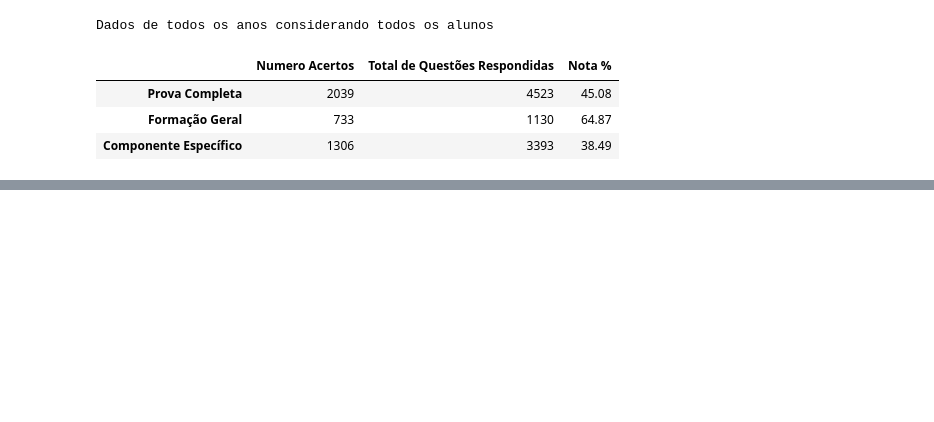
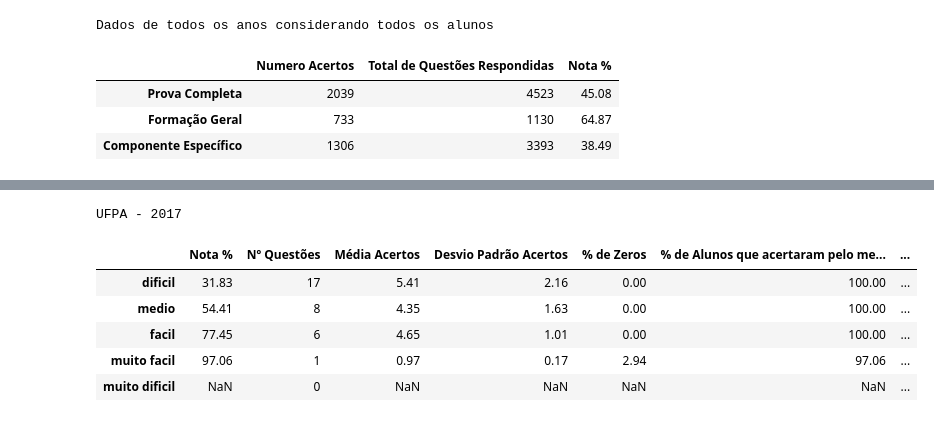
Before and after one commit to renan-cunha/KDD-Enade-Computing, a Jupyter notebook: main.ipynb, the cells around one changed output, grey strips where cells are left out. Saved outputs shown, nothing was run; the diff lists cells and outputs as text; code cells hidden in the pictures; blank space fills up the shorter version.

```diff
--- a/main.ipynb
+++ b/main.ipynb
@@ -624,3 +631,5 @@ Dados de todos os anos considerando todos os alunos
 | Prova Completa | 2039 | 4523 | 45.08 |
 | Formação Geral | 733 | 1130 | 64.87 |
 | Componente Específico | 1306 | 3393 | 38.49 |
+# %%
+difficulty_df = pd.read_csv("data/dificuldade_questao.csv")
@@ -626,0 +713,15 @@ Dados de todos os anos considerando todos os alunos
+# %%
+enade_all_years_ufpa = get_dict_all_years(filter_by_ufpa=True)
+enade_all_years_br = get_dict_all_years(filter_by_ufpa=False)
+# %%
+def get_display_dfs_difficulty(enade_all_years_dict: dict) -> dict:
+    result = {}
+    for year in enade_all_years_dict.keys():
+        display_df, enade_all_years_dict[year] = get_display_df_difficulty(year,
+                                                                           enade_all_years_dict[year],
+                                                                           difficulty_df)
+        result[year] = display_df
+    return result
+
+display_dfs_difficulty_ufpa = get_display_dfs_difficulty(enade_all_years_ufpa)
+display_dfs_difficulty_br = get_display_dfs_difficulty(enade_all_years_br)
@@ -626,0 +746,12 @@ Dados de todos os anos considerando todos os alunos
+# %%
+
+print("UFPA - 2017")
+display_dfs_difficulty_ufpa[2017]
+# %% [output]
+UFPA - 2017
+|  | Nota % | Nº Questões | Média Acertos | Desvio Padrão Acertos | % de Zeros | % de Alunos que acertaram pelo me... | ... |
+| dificil | 31.83 | 17 | 5.41 | 2.16 | 0.00 | 100.00 | ... |
+| medio | 54.41 | 8 | 4.35 | 1.63 | 0.00 | 100.00 | ... |
+| facil | 77.45 | 6 | 4.65 | 1.01 | 0.00 | 100.00 | ... |
+| muito facil | 97.06 | 1 | 0.97 | 0.17 | 2.94 | 97.06 | ... |
+| muito dificil | NaN | 0 | NaN | NaN | NaN | NaN | ... |
```
Also changed, not shown: parts of 32 cells of this notebook.
